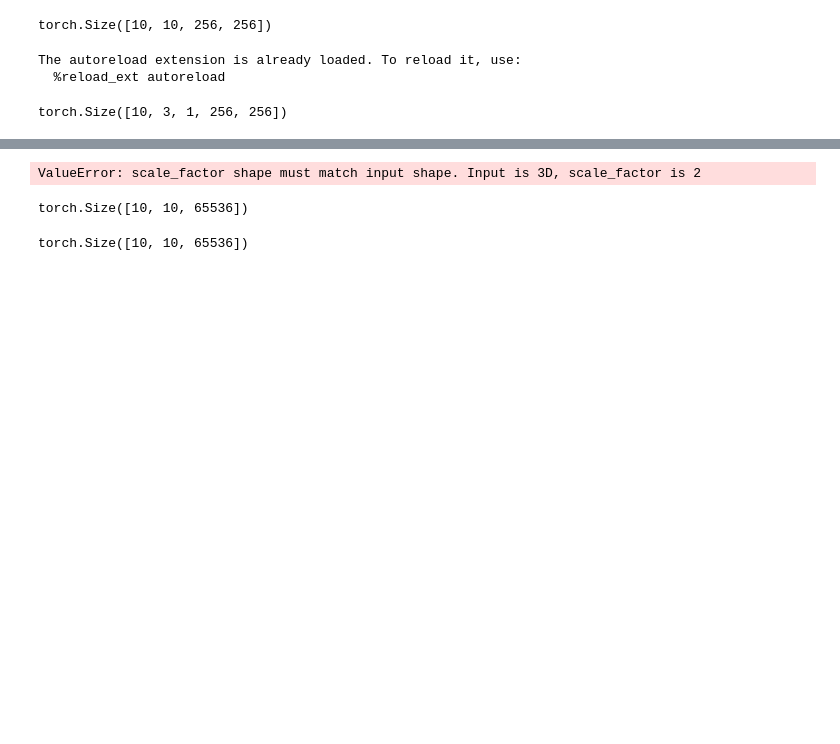
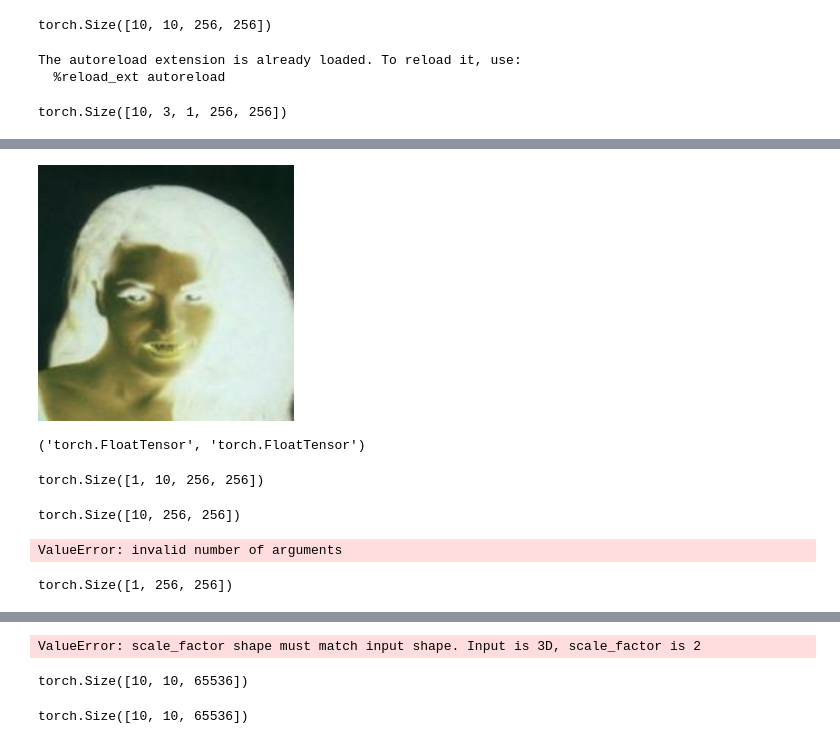
Before and after one commit to puhuk/Research_notes, a Jupyter notebook: Unsupervised_video_generation/Monkey-Net_from_scratch/Untitled.ipynb, the cells around one changed output, grey strips where cells are left out. Cells and saved outputs as stored; diff of their text form; code cells hidden in the pictures; blank space fills up the shorter version.

```diff
--- a/Unsupervised_video_generation/Monkey-Net_from_scratch/Untitled.ipynb
+++ b/Unsupervised_video_generation/Monkey-Net_from_scratch/Untitled.ipynb
@@ -47,0 +193,3 @@ x = torch.randn([10,3,1, 256,256])
+# %%
+img = torch.tensor(cv2.resize(cv2.imread('../../../../../../../dataset/celebA/img_align_celeba/000011.jpg'),(256,256))).float()
+img = img.permute(2,0,1)
@@ -47,0 +206,25 @@ x = torch.randn([10,3,1, 256,256])
+# %%
+h_img = TF.to_pil_image(img.reshape(3,256,256))
+
+h_img
+# %% [output]
+[figure, added]
+# %%
+x.type(), img.type()
+# %% [output]
+('torch.FloatTensor', 'torch.FloatTensor')
+# %%
+heatmap_3d = a(img)
+
+heatmap_3d.shape
+# %% [output]
+torch.Size([1, 10, 256, 256])
+# %%
+heatmap_3d = heatmap_3d.reshape(10,256,256)
+heatmap_3d.shape
+# %% [output]
+torch.Size([10, 256, 256])
+# %%
+heatmap = np.maximum(heatmap_3d)
+# %% [output]
+ValueError: invalid number of arguments
@@ -47,0 +233,5 @@ x = torch.randn([10,3,1, 256,256])
+# %%
+aaa = heatmap_3d[1].unsqueeze(0)
+aaa.shape
+# %% [output]
+torch.Size([1, 256, 256])
```
Also changed, not shown: parts of 84 cells of this notebook, 2 other files.
